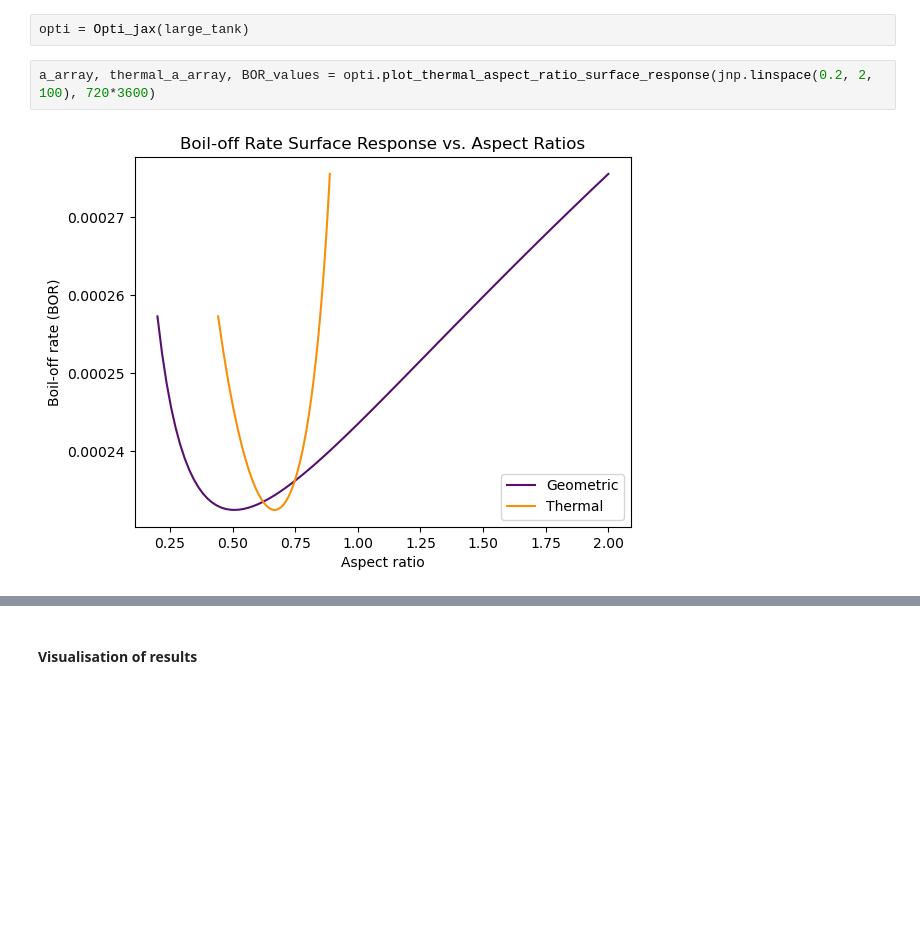
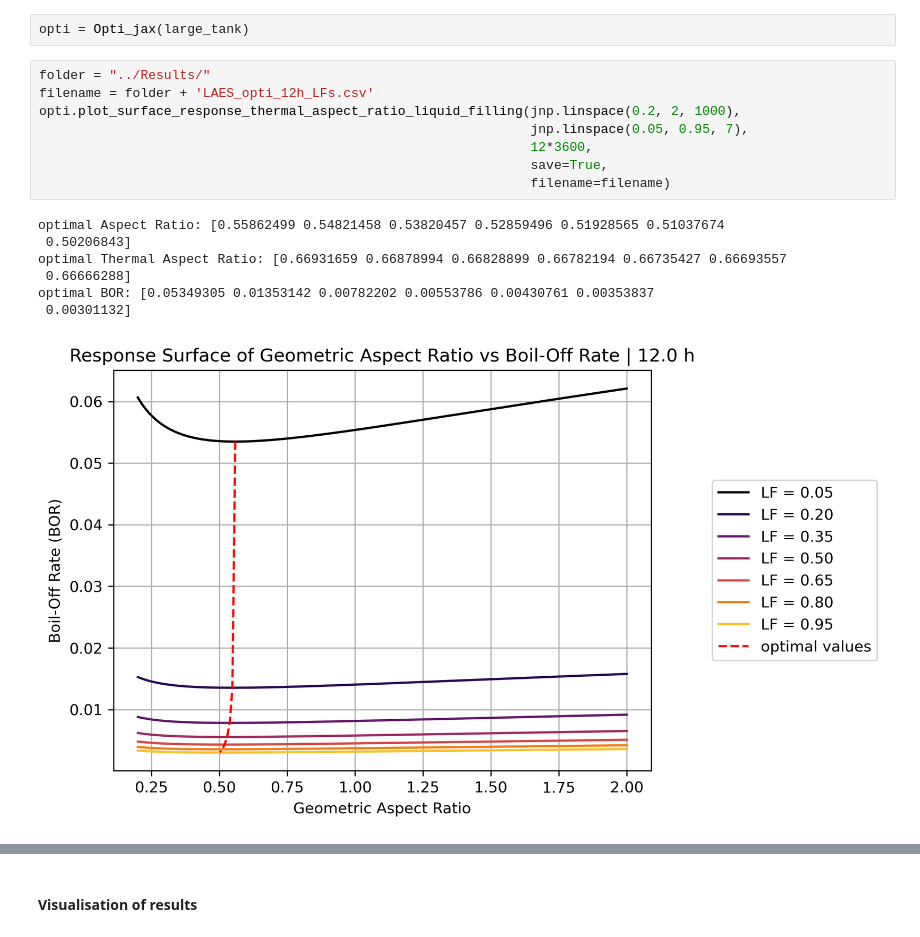
Before and after one commit to felipehuerta17/CryoEvap, a Jupyter notebook: notebooks/LAES_opti.ipynb, the cells around one changed output, grey strips where cells are left out. Drawn from its saved outputs; the diff is of its cells as text; blank space fills up the shorter version.

```diff
--- a/notebooks/LAES_opti.ipynb
+++ b/notebooks/LAES_opti.ipynb
@@ -133,7 +131,19 @@ large_tank.plot_interval = evap_time/6
 # large_tank.evaporate(evap_time)
 # %%
 opti = Opti_jax(large_tank)
-# %%
-a_array, thermal_a_array, BOR_values = opti.plot_thermal_aspect_ratio_surface_response(jnp.linspace(0.2, 2, 100), 720*3600)
-# %% [output]
-[figure, removed]
+# %%
+folder = "../Results/"
+filename = folder + 'LAES_opti_12h_LFs.csv'
+opti.plot_surface_response_thermal_aspect_ratio_liquid_filling(jnp.linspace(0.2, 2, 1000),
+                                                               jnp.linspace(0.05, 0.95, 7),
+                                                               12*3600,
+                                                               save=True,
+                                                               filename=filename)
+# %% [output]
+optimal Aspect Ratio: [0.55862499 0.54821458 0.53820457 0.52859496 0.51928565 0.51037674
+ 0.50206843]
+optimal Thermal Aspect Ratio: [0.66931659 0.66878994 0.66828899 0.66782194 0.66735427 0.66693557
+ 0.66666288]
+optimal BOR: [0.05349305 0.01353142 0.00782202 0.00553786 0.00430761 0.00353837
+ 0.00301132]
+[figure, added]
```
Also changed, not shown: parts of 22 cells of this notebook.
